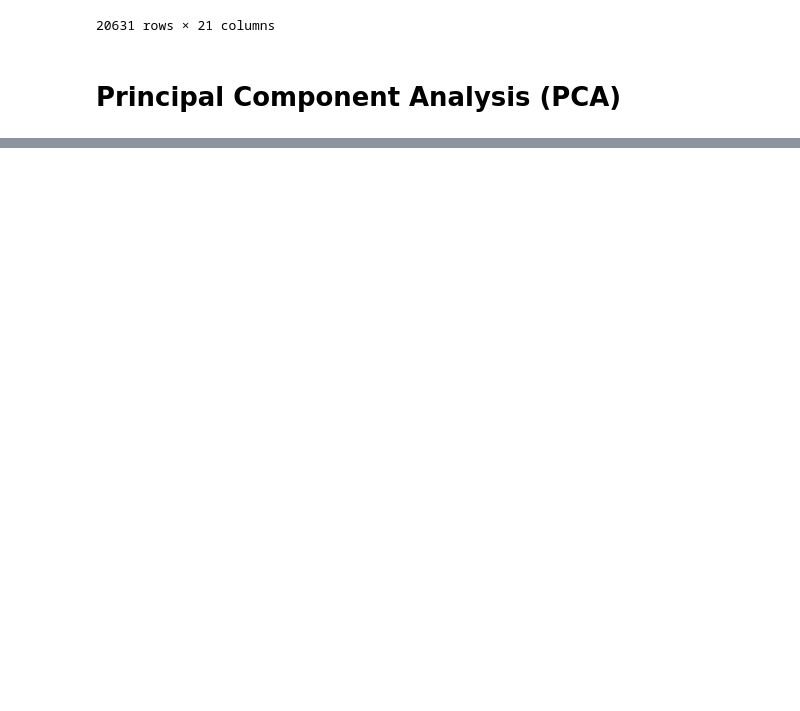
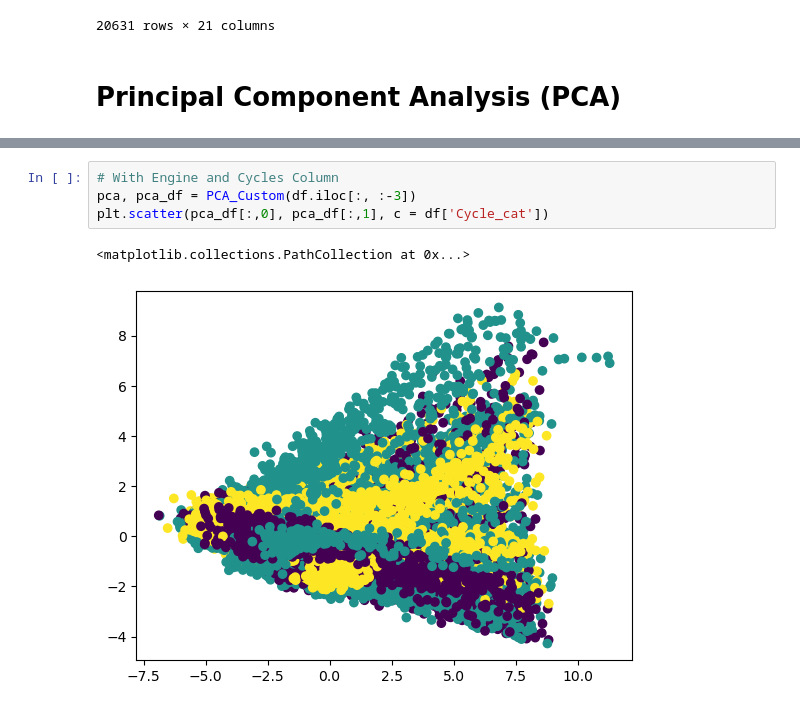
Before and after one commit to sekhrianchal6/Predictive-Maintenance, a Jupyter notebook: Code/FE/PdM_FE_Muthu.ipynb, the cells around one changed output, grey strips where cells are left out. Cells and saved outputs as stored; diff of their text form; blank space fills up the shorter version.

```diff
--- a/Code/FE/PdM_FE_Muthu.ipynb
+++ b/Code/FE/PdM_FE_Muthu.ipynb
@@ -50,0 +74,7 @@ pl.PCA.
+# %%
+# With Engine and Cycles Column
+pca, pca_df = PCA_Custom(df.iloc[:, :-3])
+plt.scatter(pca_df[:,0], pca_df[:,1], c = df['Cycle_cat'])
+# %% [output]
+<matplotlib.collections.PathCollection at 0x...>
+[figure, added]
```
Also changed, not shown: parts of 13 cells of this notebook.
